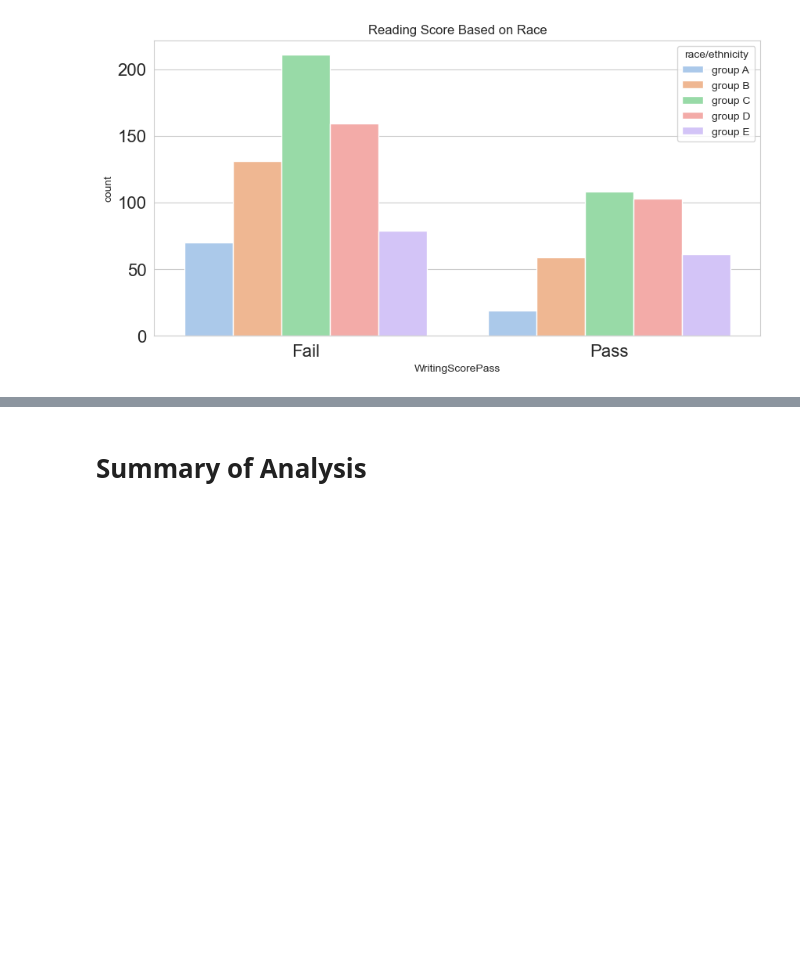
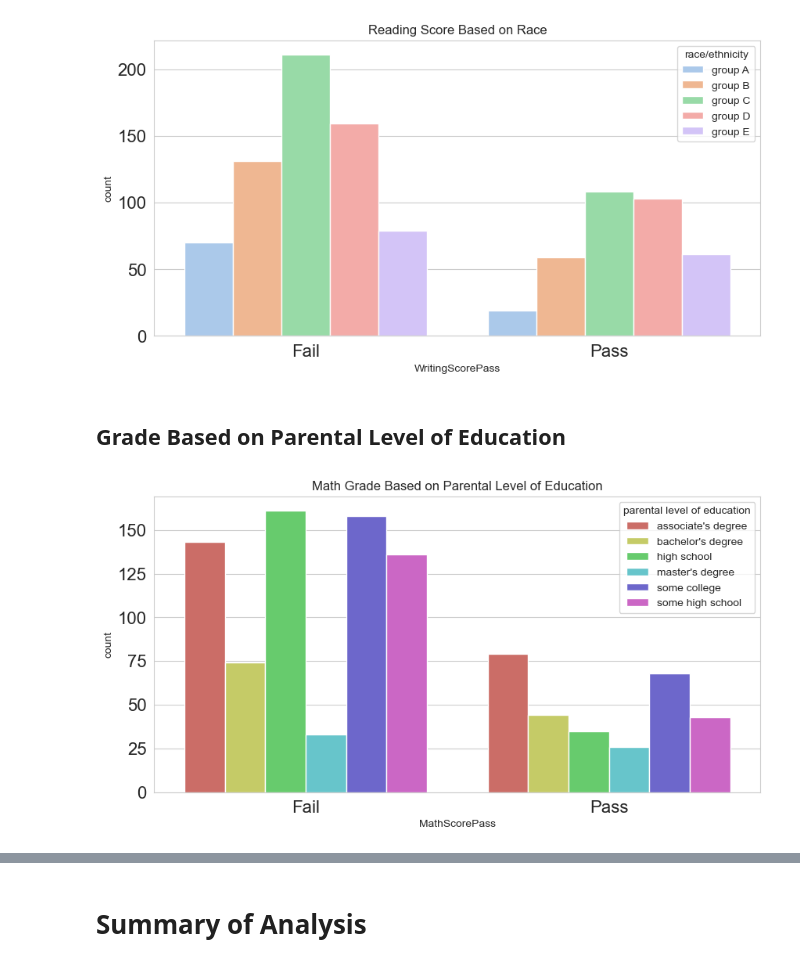
Before and after one commit to Charles2005/Student-Performance-EDA, a Jupyter notebook: Files/students_perf_eda.ipynb, the cells around one changed output, grey strips where cells are left out. Drawn from its saved outputs; the diff is of its cells as text; code cells hidden in the pictures; blank space fills up the shorter version.

```diff
--- a/Files/students_perf_eda.ipynb
+++ b/Files/students_perf_eda.ipynb
@@ -15,5 +15,5 @@ np.random.seed(42)
 # %%
-df = pd.read_csv("../Datas/StudentsPerformance.csv")
+df = pd.read_csv("../Data/StudentsPerformance.csv")
 # %%
 df.head()
 # %% [output]
@@ -149,2 +174,12 @@ get_count_plot(x="WritingScorePass",
 # %% [output]
 [figure]
+# %% [markdown]
+## Grade Based on Parental Level of Education
+# %%
+get_count_plot(x="MathScorePass",
+              hue=df["parental level of education"].sort_values(ascending=True),
+              data=df,
+              palette='hls',
+              title="Math Grade Based on Parental Level of Education")
+# %% [output]
+[figure, added]
```
Also changed, not shown: parts of 27 cells of this notebook, 1 other file.
